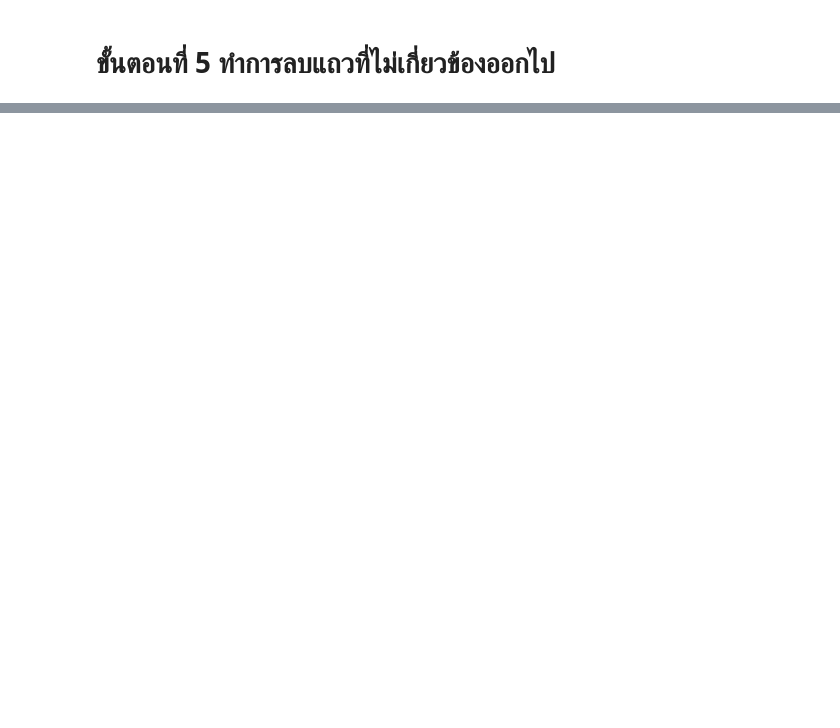
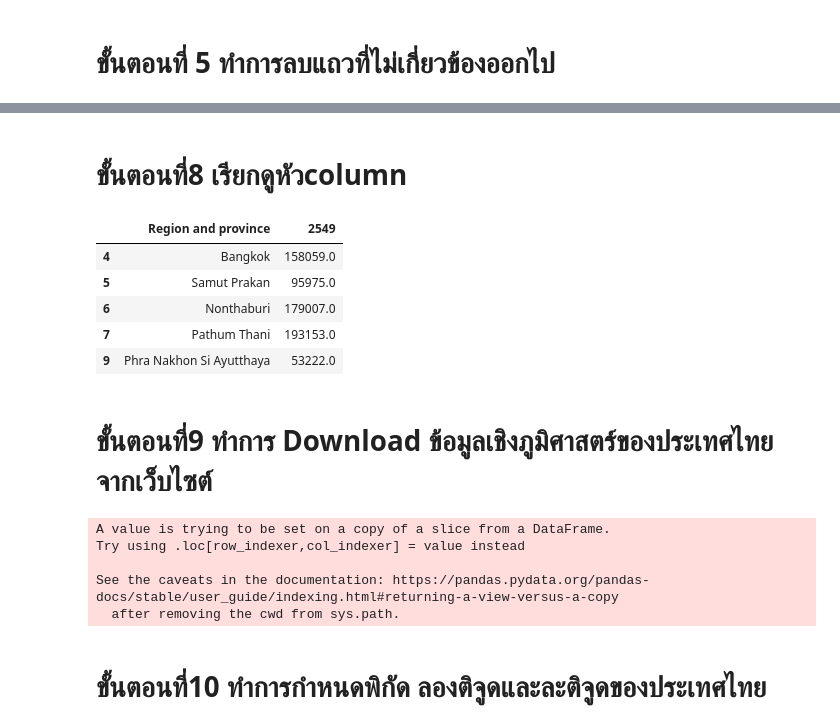
Before and after one commit to Uttaranakron/python_dataviz, a Jupyter notebook: Visualize Data Distribution 2.ipynb, the cells around one changed output, grey strips where cells are left out. Cells and saved outputs as stored; diff of their text form; code cells hidden in the pictures; blank space fills up the shorter version.

```diff
--- a/Visualize Data Distribution 2.ipynb
+++ b/Visualize Data Distribution 2.ipynb
@@ -238,0 +310,13 @@ Debt_debt.head()
+# %% [markdown]
+# ขั้นตอนที่8 เรียกดูหัวcolumn
+# %%
+data_to_plot.head()
+# %% [output]
+|  | Region and province | 2549 |
+| 4 | Bangkok | 158059.0 |
+| 5 | Samut Prakan | 95975.0 |
+| 6 | Nonthaburi | 179007.0 |
+| 7 | Pathum Thani | 193153.0 |
+| 9 | Phra Nakhon Si Ayutthaya | 53222.0 |
+# %% [markdown]
+# ขั้นตอนที่9  ทำการ Download ข้อมูลเชิงภูมิศาสตร์ของประเทศไทยจากเว็บไซต์
@@ -238,0 +325,13 @@ Debt_debt.head()
+# %%
+new_col = list()
+for d in data_to_plot['Region and province']:
+     new_col.append(d.lstrip())
+data_to_plot['Region and province'] = new_col
+# %% [output]
+A value is trying to be set on a copy of a slice from a DataFrame.
+Try using .loc[row_indexer,col_indexer] = value instead
+
+See the caveats in the documentation: https://pandas.pydata.org/pandas-docs/stable/user_guide/indexing.html#returning-a-view-versus-a-copy
+  after removing the cwd from sys.path.
+# %% [markdown]
+# ขั้นตอนที่10 ทำการกำหนดพิกัด ลองติจูดและละติจูดของประเทศไทย
```
Also changed, not shown: parts of 26 cells of this notebook, 3 other files.
